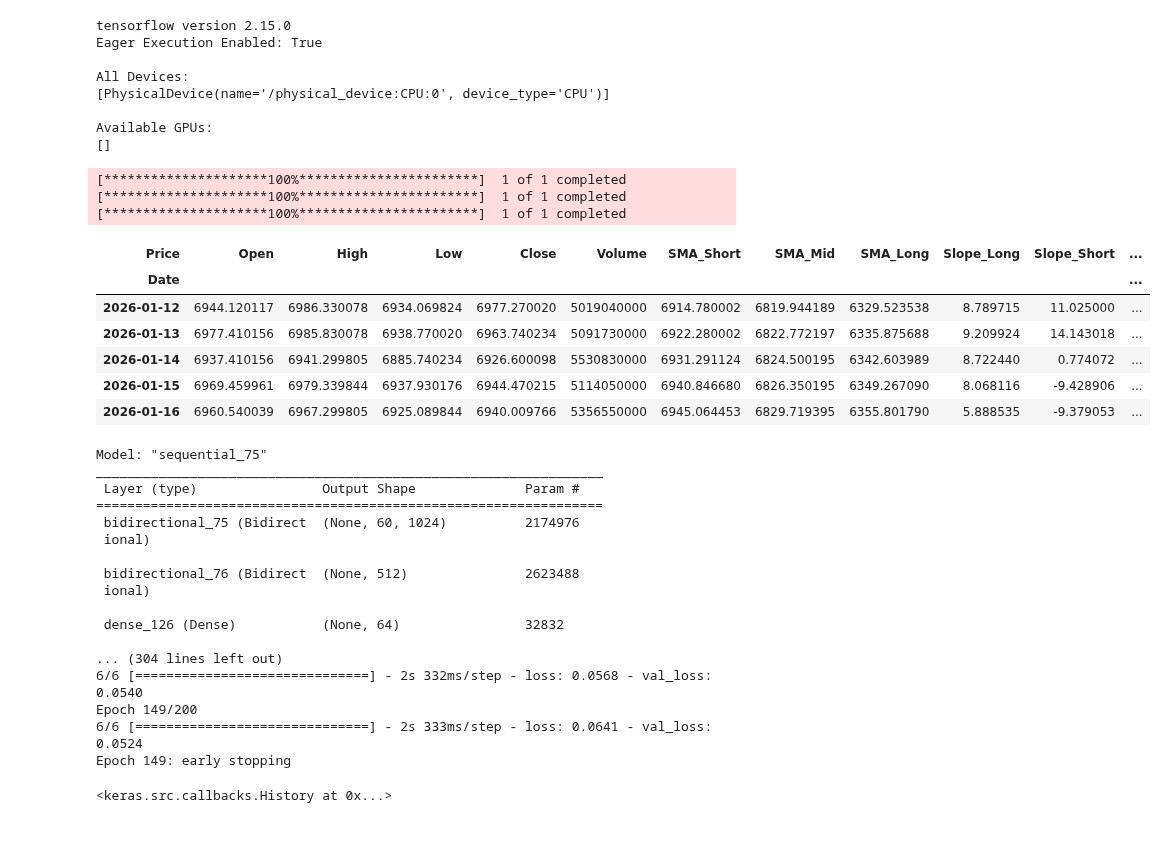
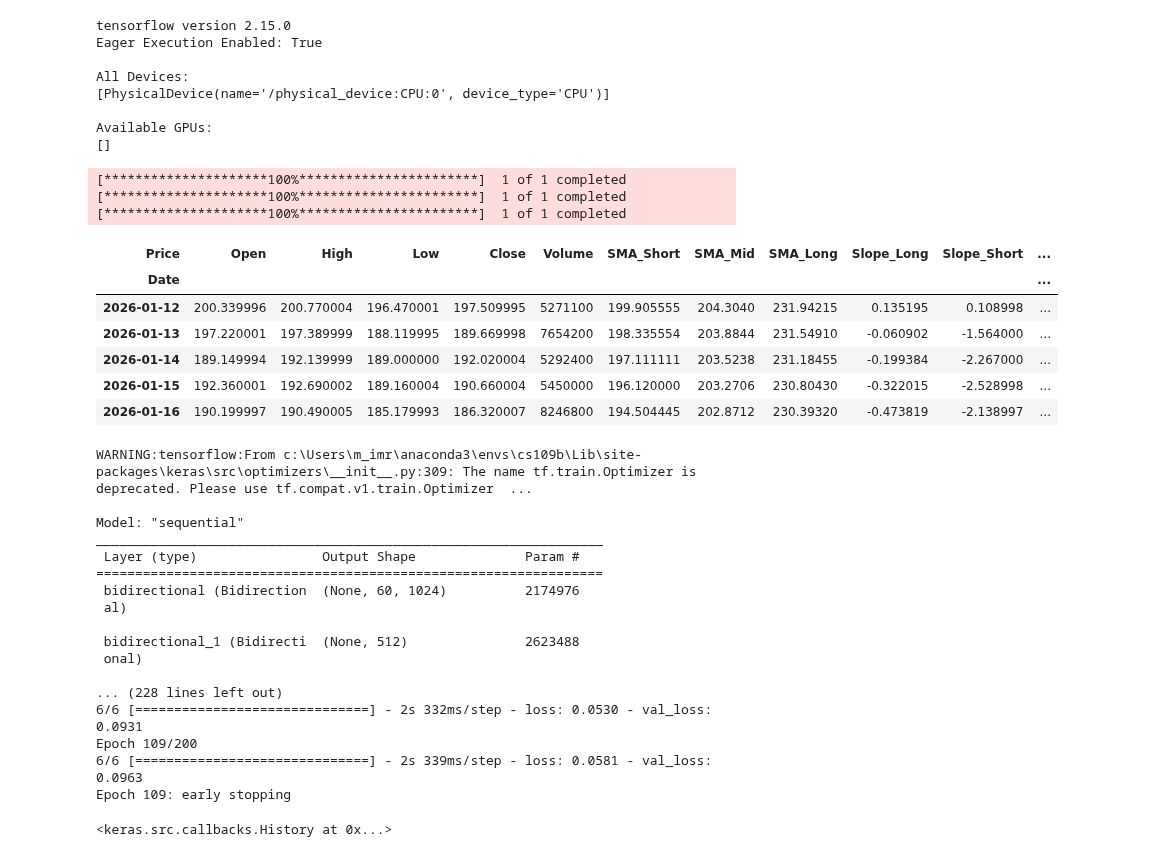
Before and after one commit to imran-naskani/insane, a Jupyter notebook: lstm/LSTM.ipynb, the cells around one changed output. Saved outputs shown, nothing was run; the diff lists cells and outputs as text; code cells hidden in the pictures.

```diff
--- a/lstm/LSTM.ipynb
+++ b/lstm/LSTM.ipynb
@@ -539,25 +539,25 @@ def build_hybrid_model(n_timesteps, n_features):
     return model
 # %%
 # Get stock data (AAPL from 2020-01-01 to 2023-01-01)
-ticker = '^GSPC'
+ticker = 'TMUS'
 
 stock_data = build_feature_dataset(ticker, start_date="2021-01-01", end_date="2026-01-17", timeframe="1d")
 stock_data = stock_data.dropna()
 stock_data[['Open', 'High', 'Low', 'Close', 'Volume', 'SMA_Short',
             'SMA_Mid', 'SMA_Long', 'Slope_Long', 'Slope_Short',
             'MACD', 'ADX', 'BB_Upper', 'BB_Mid', 'BB_Lower',
             'TOS_Trail', 'TOS_RSI', 'Daily_Delta']].tail()
 # %% [output]
 [*********************100%***********************]  1 of 1 completed
 [*********************100%***********************]  1 of 1 completed
 [*********************100%***********************]  1 of 1 completed
 | Price | Open | High | Low | Close | Volume | SMA_Short | SMA_Mid | SMA_Long | Slope_Long | Slope_Short | ... |
 | Date |  |  |  |  |  |  |  |  |  |  | ... |
-| 2026-01-12 | 6944.120117 | 6986.330078 | 6934.069824 | 6977.270020 | 5019040000 | 6914.780002 | 6819.944189 | 6329.523538 | 8.789715 | 11.025000 | ... |
-| 2026-01-13 | 6977.410156 | 6985.830078 | 6938.770020 | 6963.740234 | 5091730000 | 6922.280002 | 6822.772197 | 6335.875688 | 9.209924 | 14.143018 | ... |
-| 2026-01-14 | 6937.410156 | 6941.299805 | 6885.740234 | 6926.600098 | 5530830000 | 6931.291124 | 6824.500195 | 6342.603989 | 8.722440 | 0.774072 | ... |
-| 2026-01-15 | 6969.459961 | 6979.339844 | 6937.930176 | 6944.470215 | 5114050000 | 6940.846680 | 6826.350195 | 6349.267090 | 8.068116 | -9.428906 | ... |
-| 2026-01-16 | 6960.540039 | 6967.299805 | 6925.089844 | 6940.009766 | 5356550000 | 6945.064453 | 6829.719395 | 6355.801790 | 5.888535 | -9.379053 | ... |
+| 2026-01-12 | 200.339996 | 200.770004 | 196.470001 | 197.509995 | 5271100 | 199.905555 | 204.3040 | 231.94215 | 0.135195 | 0.108998 | ... |
+| 2026-01-13 | 197.220001 | 197.389999 | 188.119995 | 189.669998 | 7654200 | 198.335554 | 203.8844 | 231.54910 | -0.060902 | -1.564000 | ... |
+| 2026-01-14 | 189.149994 | 192.139999 | 189.000000 | 192.020004 | 5292400 | 197.111111 | 203.5238 | 231.18455 | -0.199384 | -2.267000 | ... |
+| 2026-01-15 | 192.360001 | 192.690002 | 189.160004 | 190.660004 | 5450000 | 196.120000 | 203.2706 | 230.80430 | -0.322015 | -2.528998 | ... |
+| 2026-01-16 | 190.199997 | 190.490005 | 185.179993 | 186.320007 | 8246800 | 194.504445 | 202.8712 | 230.39320 | -0.473819 | -2.138997 | ... |
 # %%
 # Number of timesteps to look back (e.g., 60 days)
 n_timesteps = 60
@@ -581,33 +581,33 @@ split_valid = int(0.9*len(X_train))
 X_train90, X_valid10 = X_train[:split_valid], X_train[split_valid:]
 y_train90, y_valid10 = y_train[:split_valid], y_train[split_valid:]
 # %%
-# Build the hybrid model (LSTM)
-model = build_hybrid_model(n_timesteps, X_train90.shape[2])
+# # Build the hybrid model (LSTM)
+# model = build_hybrid_model(n_timesteps, X_train90.shape[2])
 
-es = tf.keras.callbacks.EarlyStopping(monitor='val_loss', patience=20, restore_best_weights=True, verbose=1)
+# es = tf.keras.callbacks.EarlyStopping(monitor='val_loss', patience=20, restore_best_weights=True, verbose=1)
 
-# Train the model
-model.fit(X_train90, y_train90, epochs=200, batch_size=128, callbacks=[es], shuffle=False, validation_data=(X_valid10, y_valid10))
+# # Train the model
+# model.fit(X_train90, y_train90, epochs=200, batch_size=128, callbacks=[es], shuffle=False, validation_data=(X_valid10, y_valid10))
 
-# model = load_model(f"./{ticker}_daily_delta_lstm.h5")
+model = load_model(f"./{ticker}_daily_delta_lstm.h5")
 # %% [output]
-Model: "sequential_75"
+WARNING:tensorflow:From c:\Users\m_imr\anaconda3\envs\cs109b\Lib\site-packages\keras\src\optimizers\__init__.py:309: The name tf.train.Optimizer is deprecated. Please use tf.compat.v1.train.Optimizer  ...
+
+Model: "sequential"
 _________________________________________________________________
  Layer (type)                Output Shape              Param #
 =================================================================
- bidirectional_75 (Bidirect  (None, 60, 1024)          2174976
- ional)
+ bidirectional (Bidirection  (None, 60, 1024)          2174976
+ al)
 
- bidirectional_76 (Bidirect  (None, 512)               2623488
- ional)
+ bidirectional_1 (Bidirecti  (None, 512)               2623488
+ onal)
 
- dense_126 (Dense)           (None, 64)                32832
-
-... (304 lines left out)
-6/6 [==============================] - 2s 332ms/step - loss: 0.0568 - val_loss: 0.0540
-Epoch 149/200
-6/6 [==============================] - 2s 333ms/step - loss: 0.0641 - val_loss: 0.0524
-Epoch 149: early stopping
+... (228 lines left out)
+6/6 [==============================] - 2s 332ms/step - loss: 0.0530 - val_loss: 0.0931
+Epoch 109/200
+6/6 [==============================] - 2s 339ms/step - loss: 0.0581 - val_loss: 0.0963
+Epoch 109: early stopping
 <keras.src.callbacks.History at 0x...>
 # %%
 # Predict scaled target
```
Also changed, not shown: parts of 4 cells of this notebook, 1 other file.
